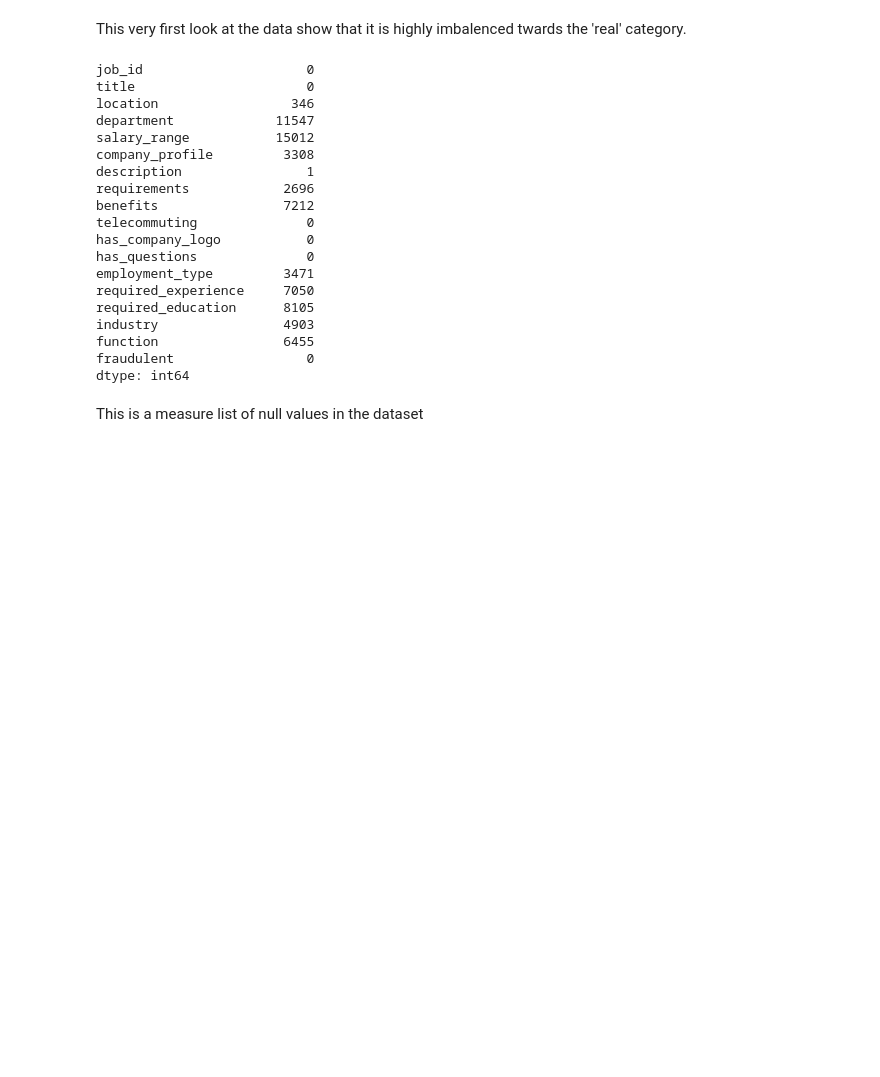
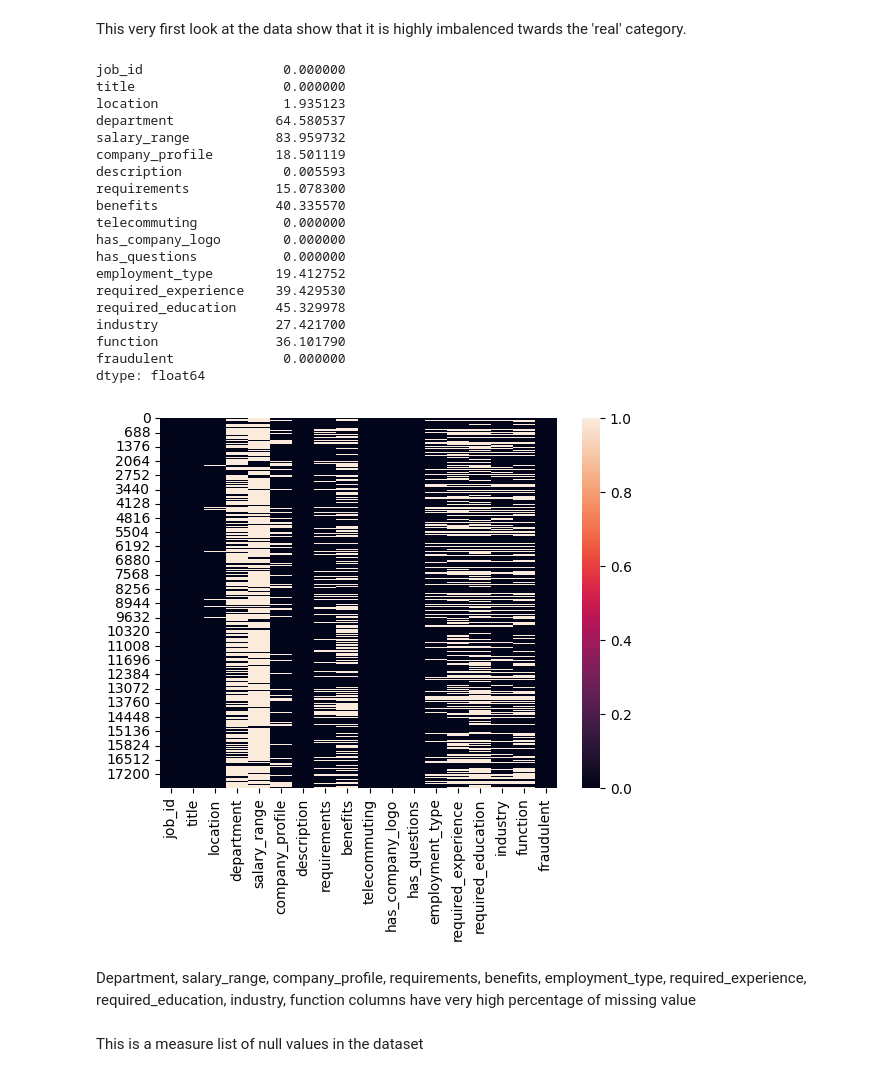
Before and after one commit to 13Lena/CS39AA-Project, a Jupyter notebook: fork-of-notebook70f92d4f56.ipynb, the cells around one changed output. Saved outputs shown, nothing was run; the diff lists cells and outputs as text; code cells hidden in the pictures; blank space fills up the shorter version.

```diff
--- a/fork-of-notebook70f92d4f56.ipynb
+++ b/fork-of-notebook70f92d4f56.ipynb
@@ -66,27 +94,33 @@ Name: count, dtype: int64
 # %% [markdown]
 This very first look at the data show that it is highly imbalenced twards the 'real' category.
 # %%
-data1.isnull().sum()
+data1.isnull().sum()/len(data1)*100
 # %% [output]
-job_id                     0
-title                      0
-location                 346
-department             11547
-salary_range           15012
-company_profile         3308
-description                1
-requirements            2696
-benefits                7212
-telecommuting              0
-has_company_logo           0
-has_questions              0
-employment_type         3471
-required_experience     7050
-required_education      8105
-industry                4903
-function                6455
-fraudulent                 0
-dtype: int64
+job_id                  0.000000
+title                   0.000000
+location                1.935123
+department             64.580537
+salary_range           83.959732
+company_profile        18.501119
+description             0.005593
+requirements           15.078300
+benefits               40.335570
+telecommuting           0.000000
+has_company_logo        0.000000
+has_questions           0.000000
+employment_type        19.412752
+required_experience    39.429530
+required_education     45.329978
+industry               27.421700
+function               36.101790
+fraudulent              0.000000
+dtype: float64
+# %%
+sns.heatmap(data1.isnull());
+# %% [output]
+[figure, added]
+# %% [markdown]
+Department, salary_range, company_profile, requirements, benefits, employment_type, required_experience, required_education, industry, function columns have very high percentage of missing value
 # %% [markdown]
 This is a measure list of null values in the dataset
 # %%
```
Also changed, not shown: parts of 42 cells of this notebook.
